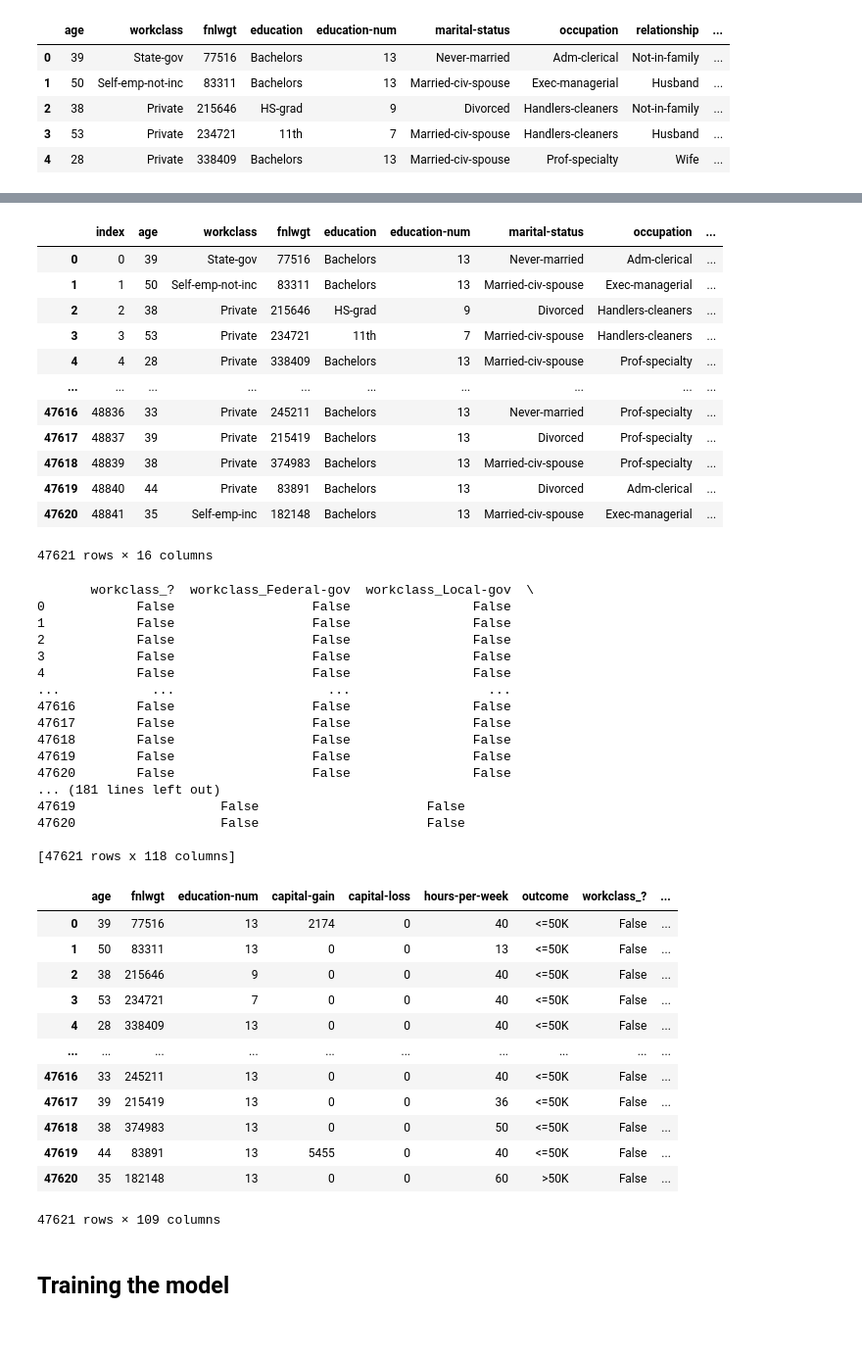
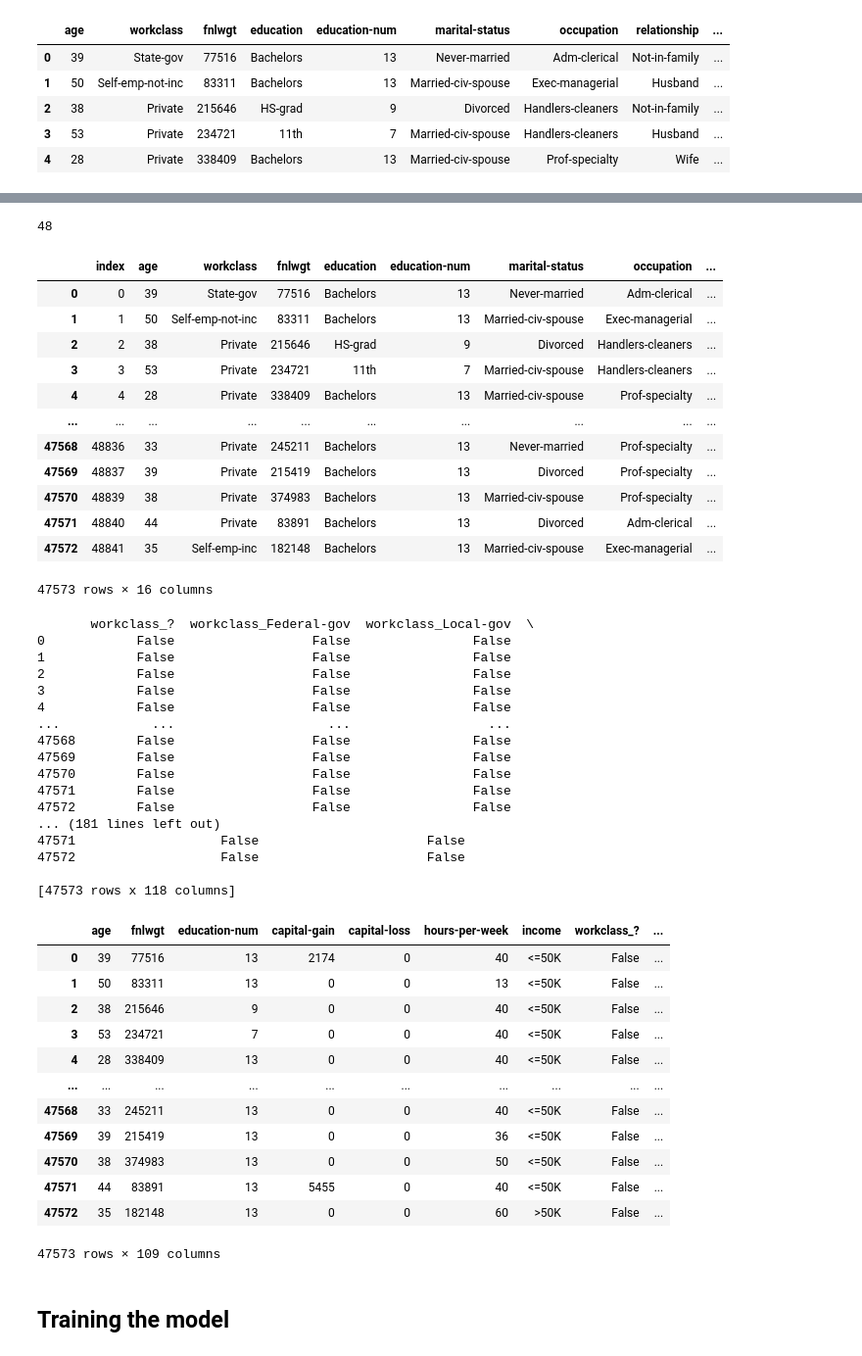
Before and after one commit to HeracLog/Naive-Bayes-Census-data-Pattern-Recognition, a Jupyter notebook: Youssef Salah Mostafa-22010442-Pattern Recogntion-Naive Bayes.ipynb, the cells around one changed output, grey strips where cells are left out. Shown at 98% size. Drawn from its saved outputs; the diff is of its cells as text; code cells hidden in the pictures.

```diff
--- a/Youssef Salah Mostafa-22010442-Pattern Recogntion-Naive Bayes.ipynb
+++ b/Youssef Salah Mostafa-22010442-Pattern Recogntion-Naive Bayes.ipynb
@@ -26,8 +26,8 @@ dataset = fetch_ucirepo(id=2)
 features = dataset.data.features
 # The Target column contains 4 classes, some with a trailing . so we normalize the values
 target = ["<=50K" if '=' in i else ">50K" for i in dataset.data.targets['income']]
-# The outcome column is appended for preprocessing
-features['outcome'] = pd.Series(target)
+# The income column is appended for preprocessing
+features['income'] = pd.Series(target)
 # Checking the data
 features.head()
 # %% [output]
@@ -92,4 +92,9 @@ outcome             0
 dtype: int64
+# %%
+dup_Count = features.duplicated().sum()
+dup_Count
+# %% [output]
+48
 # %%
 # Checking if any column contains non-unique values
 for col in features.columns:
@@ -99,6 +104,7 @@ for col in features.columns:
 # Drops nulls and nans from the data
 features.dropna(inplace=True)
 # Resets the index
+features.drop_duplicates(inplace=True)
 features = features.reset_index()
 features
 # %% [output]
@@ -109,57 +115,57 @@ features
 | 3 | 3 | 53 | Private | 234721 | 11th | 7 | Married-civ-spouse | Handlers-cleaners | ... |
 | 4 | 4 | 28 | Private | 338409 | Bachelors | 13 | Married-civ-spouse | Prof-specialty | ... |
 | ... | ... | ... | ... | ... | ... | ... | ... | ... | ... |
-| 47616 | 48836 | 33 | Private | 245211 | Bachelors | 13 | Never-married | Prof-specialty | ... |
-| 47617 | 48837 | 39 | Private | 215419 | Bachelors | 13 | Divorced | Prof-specialty | ... |
-| 47618 | 48839 | 38 | Private | 374983 | Bachelors | 13 | Married-civ-spouse | Prof-specialty | ... |
-| 47619 | 48840 | 44 | Private | 83891 | Bachelors | 13 | Divorced | Adm-clerical | ... |
-| 47620 | 48841 | 35 | Self-emp-inc | 182148 | Bachelors | 13 | Married-civ-spouse | Exec-managerial | ... |
+| 47568 | 48836 | 33 | Private | 245211 | Bachelors | 13 | Never-married | Prof-specialty | ... |
+| 47569 | 48837 | 39 | Private | 215419 | Bachelors | 13 | Divorced | Prof-specialty | ... |
+| 47570 | 48839 | 38 | Private | 374983 | Bachelors | 13 | Married-civ-spouse | Prof-specialty | ... |
+| 47571 | 48840 | 44 | Private | 83891 | Bachelors | 13 | Divorced | Adm-clerical | ... |
+| 47572 | 48841 | 35 | Self-emp-inc | 182148 | Bachelors | 13 | Married-civ-spouse | Exec-managerial | ... |
-47621 rows × 16 columns
+47573 rows × 16 columns
 # %%
 # Selects all categorical columns except for the outcome column
-categoricalCols = [i for i in features.select_dtypes(include=['object']).columns if i != 'outcome']
+categoricalCols = [i for i in features.select_dtypes(include=['object']).columns if i != 'income']
 # One hot encodes the categorical features
 categoricalColsEncoded = pd.get_dummies(features[categoricalCols])
 print(categoricalColsEncoded)
 # Concats both the original features and the one hot encoded ones
 features = pd.concat([features,categoricalColsEncoded],axis=1)
 print(features)
 # Removes the old non-encoded features
 features.drop(categoricalCols,axis=1, inplace=True)
 # Drops newly generated index column
 features.drop('index',axis=1,inplace=True)
 features
 # %% [output]
        workclass_?  workclass_Federal-gov  workclass_Local-gov  \
 0            False                  False                False
 1            False                  False                False
 2            False                  False                False
 3            False                  False                False
 4            False                  False                False
 ...            ...                    ...                  ...
-47616        False                  False                False
-47617        False                  False                False
-47618        False                  False                False
-47619        False                  False                False
-47620        False                  False                False
+47568        False                  False                False
+47569        False                  False                False
+47570        False                  False                False
+47571        False                  False                False
+47572        False                  False                False
 ... (181 lines left out)
-47619                   False                      False
-47620                   False                      False
+47571                   False                      False
+47572                   False                      False
 
-[47621 rows x 118 columns]
+[47573 rows x 118 columns]
-|  | age | fnlwgt | education-num | capital-gain | capital-loss | hours-per-week | outcome | workclass_? | ... |
+|  | age | fnlwgt | education-num | capital-gain | capital-loss | hours-per-week | income | workclass_? | ... |
 | 0 | 39 | 77516 | 13 | 2174 | 0 | 40 | <=50K | False | ... |
 | 1 | 50 | 83311 | 13 | 0 | 0 | 13 | <=50K | False | ... |
 | 2 | 38 | 215646 | 9 | 0 | 0 | 40 | <=50K | False | ... |
 | 3 | 53 | 234721 | 7 | 0 | 0 | 40 | <=50K | False | ... |
 | 4 | 28 | 338409 | 13 | 0 | 0 | 40 | <=50K | False | ... |
 | ... | ... | ... | ... | ... | ... | ... | ... | ... | ... |
-| 47616 | 33 | 245211 | 13 | 0 | 0 | 40 | <=50K | False | ... |
-| 47617 | 39 | 215419 | 13 | 0 | 0 | 36 | <=50K | False | ... |
-| 47618 | 38 | 374983 | 13 | 0 | 0 | 50 | <=50K | False | ... |
-| 47619 | 44 | 83891 | 13 | 5455 | 0 | 40 | <=50K | False | ... |
-| 47620 | 35 | 182148 | 13 | 0 | 0 | 60 | >50K | False | ... |
+| 47568 | 33 | 245211 | 13 | 0 | 0 | 40 | <=50K | False | ... |
+| 47569 | 39 | 215419 | 13 | 0 | 0 | 36 | <=50K | False | ... |
+| 47570 | 38 | 374983 | 13 | 0 | 0 | 50 | <=50K | False | ... |
+| 47571 | 44 | 83891 | 13 | 5455 | 0 | 40 | <=50K | False | ... |
+| 47572 | 35 | 182148 | 13 | 0 | 0 | 60 | >50K | False | ... |
-47621 rows × 109 columns
+47573 rows × 109 columns
 # %% [markdown]
 ## Training the model
 # %%
```
Also changed, not shown: parts of 5 cells of this notebook.
